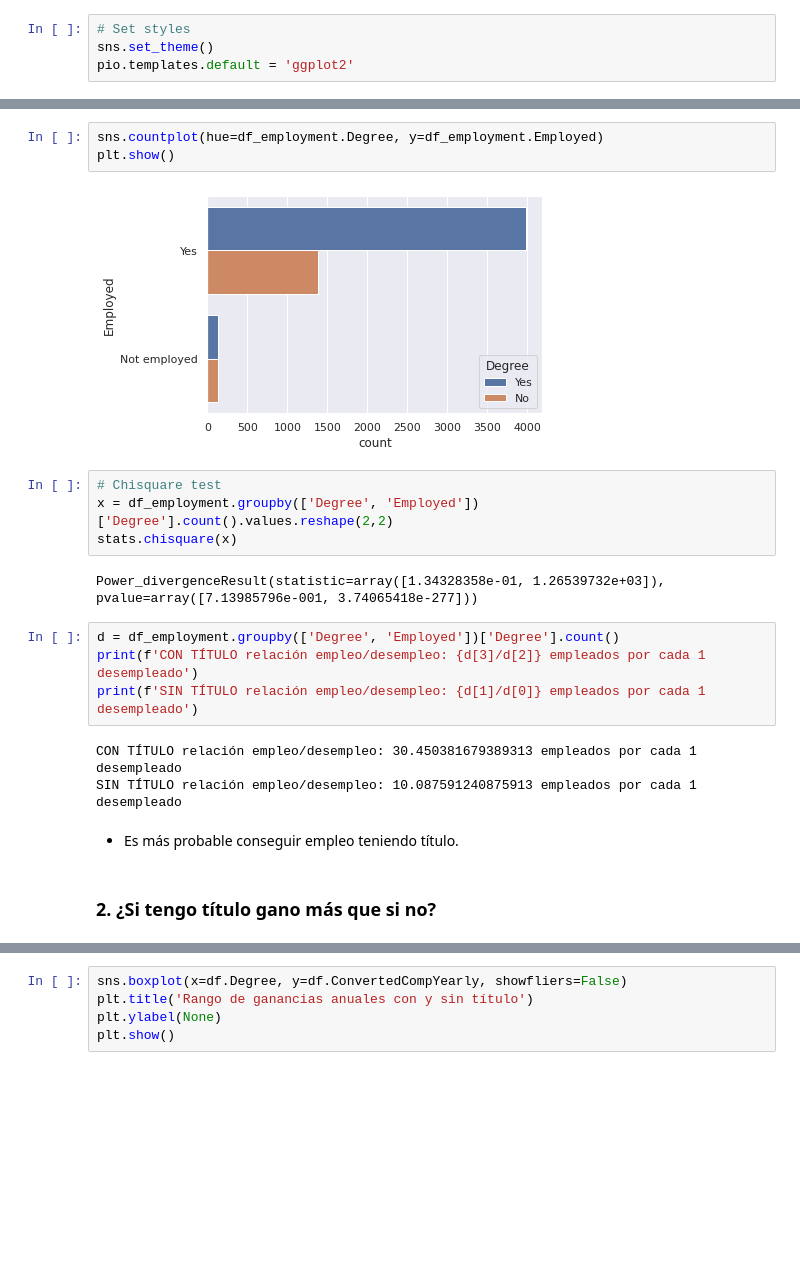
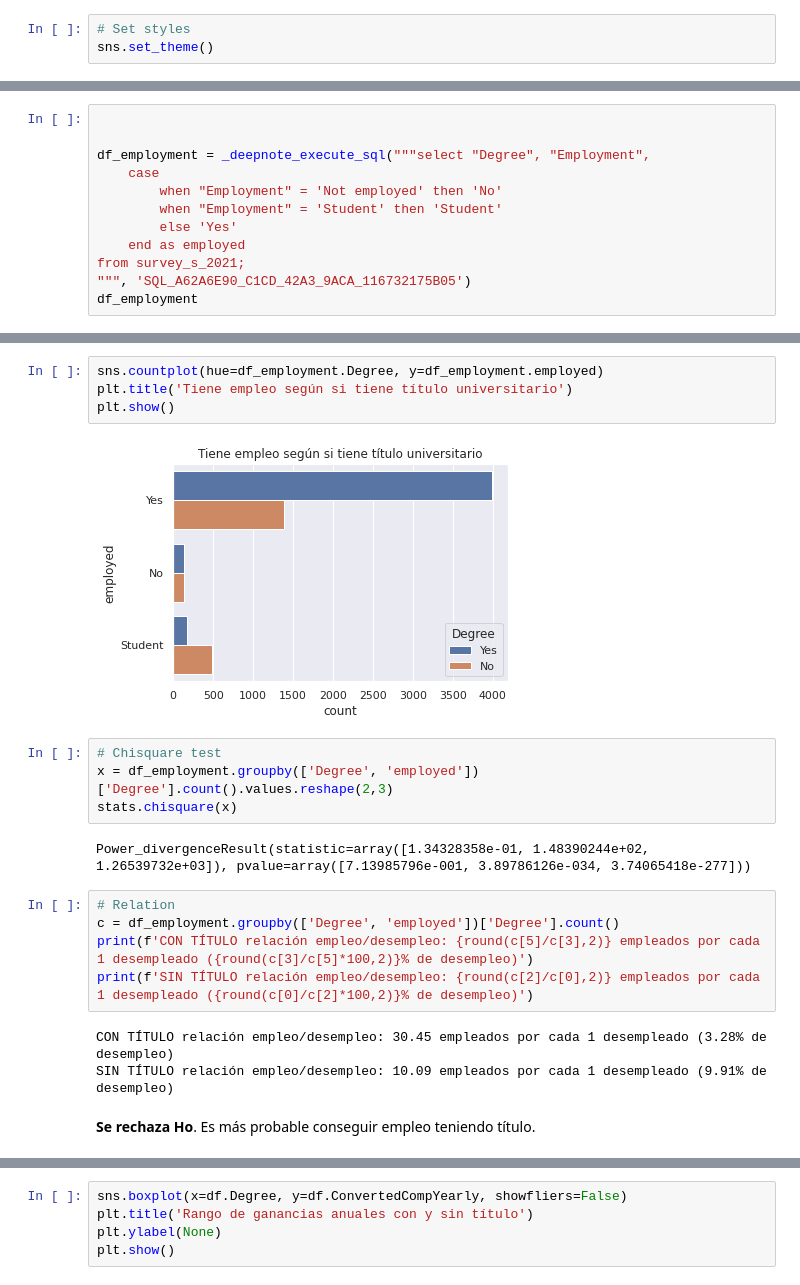
Before and after one commit to anthonymanotoa/survey-dev, a Jupyter notebook: notebooks/3-analysis-hypothesis-test.ipynb, the cells around one changed output, grey strips where cells are left out. Saved outputs shown, nothing was run; the diff lists cells and outputs as text; blank space fills up the shorter version.

```diff
--- a/notebooks/3-analysis-hypothesis-test.ipynb
+++ b/notebooks/3-analysis-hypothesis-test.ipynb
@@ -40,4 +23,3 @@ df = pd.read_csv(os.path.join(path, 'survey.csv'))
 # %%
 # Set styles
 sns.set_theme()
-pio.templates.default = 'ggplot2'
@@ -53,0 +53,12 @@ df_employment.drop(df_employment.Employed[df_employment.Employed == 'Student'].i
+# %%
+
+
+df_employment = _deepnote_execute_sql("""select "Degree", "Employment",
+    case
+        when "Employment" = 'Not employed' then 'No'
+        when "Employment" = 'Student' then 'Student'
+        else 'Yes'
+    end as employed
+from survey_s_2021;
+""", 'SQL_A62A6E90_C1CD_42A3_9ACA_116732175B05')
+df_employment
@@ -54,22 +79,22 @@ df_employment.drop(df_employment.Employed[df_employment.Employed == 'Student'].i
 # %%
-sns.countplot(hue=df_employment.Degree, y=df_employment.Employed)
+sns.countplot(hue=df_employment.Degree, y=df_employment.employed)
+plt.title('Tiene empleo según si tiene título universitario')
 plt.show()
 # %% [output]
-[figure, old version]
+[figure, new version]
 # %%
 # Chisquare test
-x = df_employment.groupby(['Degree', 'Employed'])['Degree'].count().values.reshape(2,2)
+x = df_employment.groupby(['Degree', 'employed'])['Degree'].count().values.reshape(2,3)
 stats.chisquare(x)
 # %% [output]
-Power_divergenceResult(statistic=array([1.34328358e-01, 1.26539732e+03]), pvalue=array([7.13985796e-001, 3.74065418e-277]))
+Power_divergenceResult(statistic=array([1.34328358e-01, 1.48390244e+02, 1.26539732e+03]), pvalue=array([7.13985796e-001, 3.89786126e-034, 3.74065418e-277]))
 # %%
-d = df_employment.groupby(['Degree', 'Employed'])['Degree'].count()
-print(f'CON TÍTULO relación empleo/desempleo: {d[3]/d[2]} empleados por cada 1 desempleado')
-print(f'SIN TÍTULO relación empleo/desempleo: {d[1]/d[0]} empleados por cada 1 desempleado')
+# Relation
+c = df_employment.groupby(['Degree', 'employed'])['Degree'].count()
+print(f'CON TÍTULO relación empleo/desempleo: {round(c[5]/c[3],2)} empleados por cada 1 desempleado ({round(c[3]/c[5]*100,2)}% de desempleo)')
+print(f'SIN TÍTULO relación empleo/desempleo: {round(c[2]/c[0],2)} empleados por cada 1 desempleado ({round(c[0]/c[2]*100,2)}% de desempleo)')
 # %% [output]
-CON TÍTULO relación empleo/desempleo: 30.450381679389313 empleados por cada 1 desempleado
-SIN TÍTULO relación empleo/desempleo: 10.087591240875913 empleados por cada 1 desempleado
+CON TÍTULO relación empleo/desempleo: 30.45 empleados por cada 1 desempleado (3.28% de desempleo)
+SIN TÍTULO relación empleo/desempleo: 10.09 empleados por cada 1 desempleado (9.91% de desempleo)
 # %% [markdown]
-- Es más probable conseguir empleo teniendo título.
+**Se rechaza Ho**. Es más probable conseguir empleo teniendo título.
-# %% [markdown]
-### 2. ¿Si tengo título gano más que si no?
```
Also changed, not shown: parts of 84 cells of this notebook, 3 other files.
